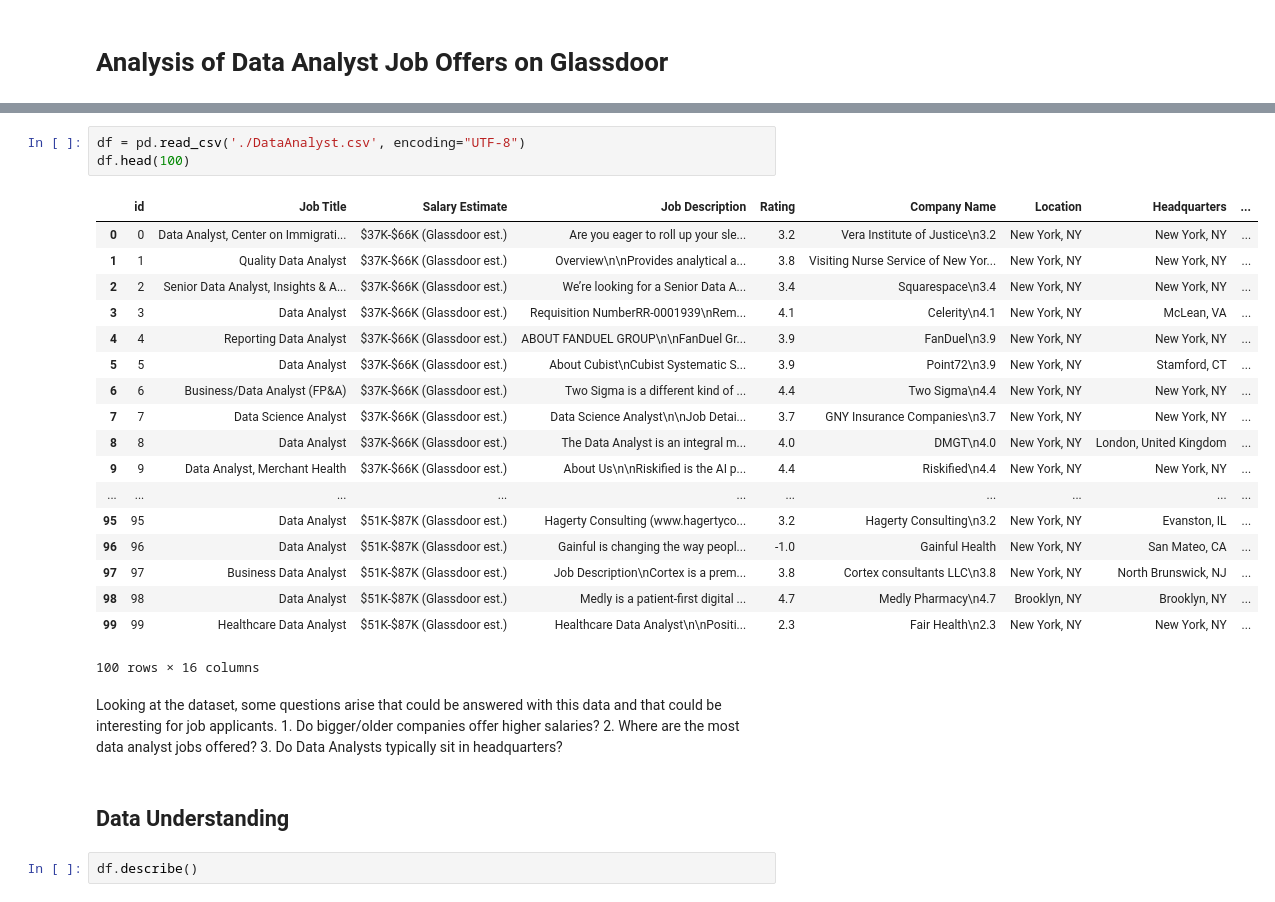
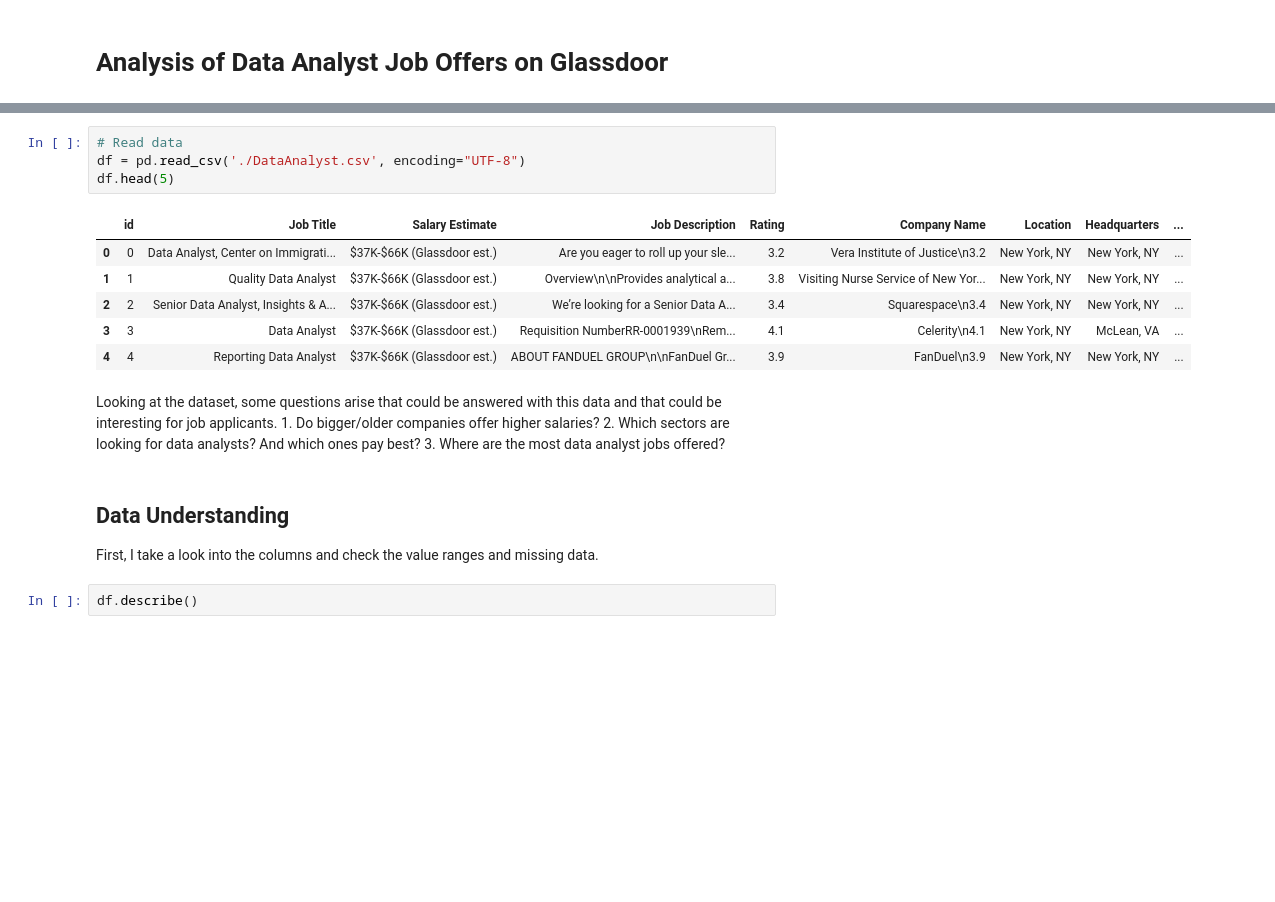
Before and after one commit to maylae/job_offers_analysis, a Jupyter notebook: Data Analysis for Data Analyst Job Offers on Glassdoor.ipynb, the cells around one changed output, grey strips where cells are left out. Cells and saved outputs as stored; diff of their text form; blank space fills up the shorter version.

```diff
--- a/Data Analysis for Data Analyst Job Offers on Glassdoor.ipynb
+++ b/Data Analysis for Data Analyst Job Offers on Glassdoor.ipynb
@@ -14,32 +11,22 @@ ModuleNotFoundError: No module named 'plotly'
 # %%
+# Read data
 df = pd.read_csv('./DataAnalyst.csv', encoding="UTF-8")
-df.head(100)
+df.head(5)
 # %% [output]
 |  | id | Job Title | Salary Estimate | Job Description | Rating | Company Name | Location | Headquarters | ... |
 | 0 | 0 | Data Analyst, Center on Immigrati... | $37K-$66K (Glassdoor est.) | Are you eager to roll up your sle... | 3.2 | Vera Institute of Justice\n3.2 | New York, NY | New York, NY | ... |
 | 1 | 1 | Quality Data Analyst | $37K-$66K (Glassdoor est.) | Overview\n\nProvides analytical a... | 3.8 | Visiting Nurse Service of New Yor... | New York, NY | New York, NY | ... |
 | 2 | 2 | Senior Data Analyst, Insights & A... | $37K-$66K (Glassdoor est.) | We’re looking for a Senior Data A... | 3.4 | Squarespace\n3.4 | New York, NY | New York, NY | ... |
 | 3 | 3 | Data Analyst | $37K-$66K (Glassdoor est.) | Requisition NumberRR-0001939\nRem... | 4.1 | Celerity\n4.1 | New York, NY | McLean, VA | ... |
 | 4 | 4 | Reporting Data Analyst | $37K-$66K (Glassdoor est.) | ABOUT FANDUEL GROUP\n\nFanDuel Gr... | 3.9 | FanDuel\n3.9 | New York, NY | New York, NY | ... |
-| 5 | 5 | Data Analyst | $37K-$66K (Glassdoor est.) | About Cubist\nCubist Systematic S... | 3.9 | Point72\n3.9 | New York, NY | Stamford, CT | ... |
-| 6 | 6 | Business/Data Analyst (FP&A) | $37K-$66K (Glassdoor est.) | Two Sigma is a different kind of ... | 4.4 | Two Sigma\n4.4 | New York, NY | New York, NY | ... |
-| 7 | 7 | Data Science Analyst | $37K-$66K (Glassdoor est.) | Data Science Analyst\n\nJob Detai... | 3.7 | GNY Insurance Companies\n3.7 | New York, NY | New York, NY | ... |
-| 8 | 8 | Data Analyst | $37K-$66K (Glassdoor est.) | The Data Analyst is an integral m... | 4.0 | DMGT\n4.0 | New York, NY | London, United Kingdom | ... |
-| 9 | 9 | Data Analyst, Merchant Health | $37K-$66K (Glassdoor est.) | About Us\n\nRiskified is the AI p... | 4.4 | Riskified\n4.4 | New York, NY | New York, NY | ... |
-| ... | ... | ... | ... | ... | ... | ... | ... | ... | ... |
-| 95 | 95 | Data Analyst | $51K-$87K (Glassdoor est.) | Hagerty Consulting (www.hagertyco... | 3.2 | Hagerty Consulting\n3.2 | New York, NY | Evanston, IL | ... |
-| 96 | 96 | Data Analyst | $51K-$87K (Glassdoor est.) | Gainful is changing the way peopl... | -1.0 | Gainful Health | New York, NY | San Mateo, CA | ... |
-| 97 | 97 | Business Data Analyst | $51K-$87K (Glassdoor est.) | Job Description\nCortex is a prem... | 3.8 | Cortex consultants LLC\n3.8 | New York, NY | North Brunswick, NJ | ... |
-| 98 | 98 | Data Analyst | $51K-$87K (Glassdoor est.) | Medly is a patient-first digital ... | 4.7 | Medly Pharmacy\n4.7 | Brooklyn, NY | Brooklyn, NY | ... |
-| 99 | 99 | Healthcare Data Analyst | $51K-$87K (Glassdoor est.) | Healthcare Data Analyst\n\nPositi... | 2.3 | Fair Health\n2.3 | New York, NY | New York, NY | ... |
-100 rows × 16 columns
 # %% [markdown]
 Looking at the dataset, some questions arise that could be answered with this data and that could be interesting for job applicants.
     1. Do bigger/older companies offer higher salaries?
-	2. Where are the most data analyst jobs offered?
-	3. Do Data Analysts typically sit in headquarters?
+	2. Which sectors are looking for data analysts? And which ones pay best?
+	3. Where are the most data analyst jobs offered?
-# %% [markdown]
-## Data Understanding
+# %% [markdown]
+## Data Understanding
+First, I take a look into the columns and check the value ranges and missing data.
 # %%
 df.describe()
 # %% [output]
```
Also changed, not shown: parts of 26 cells of this notebook.
